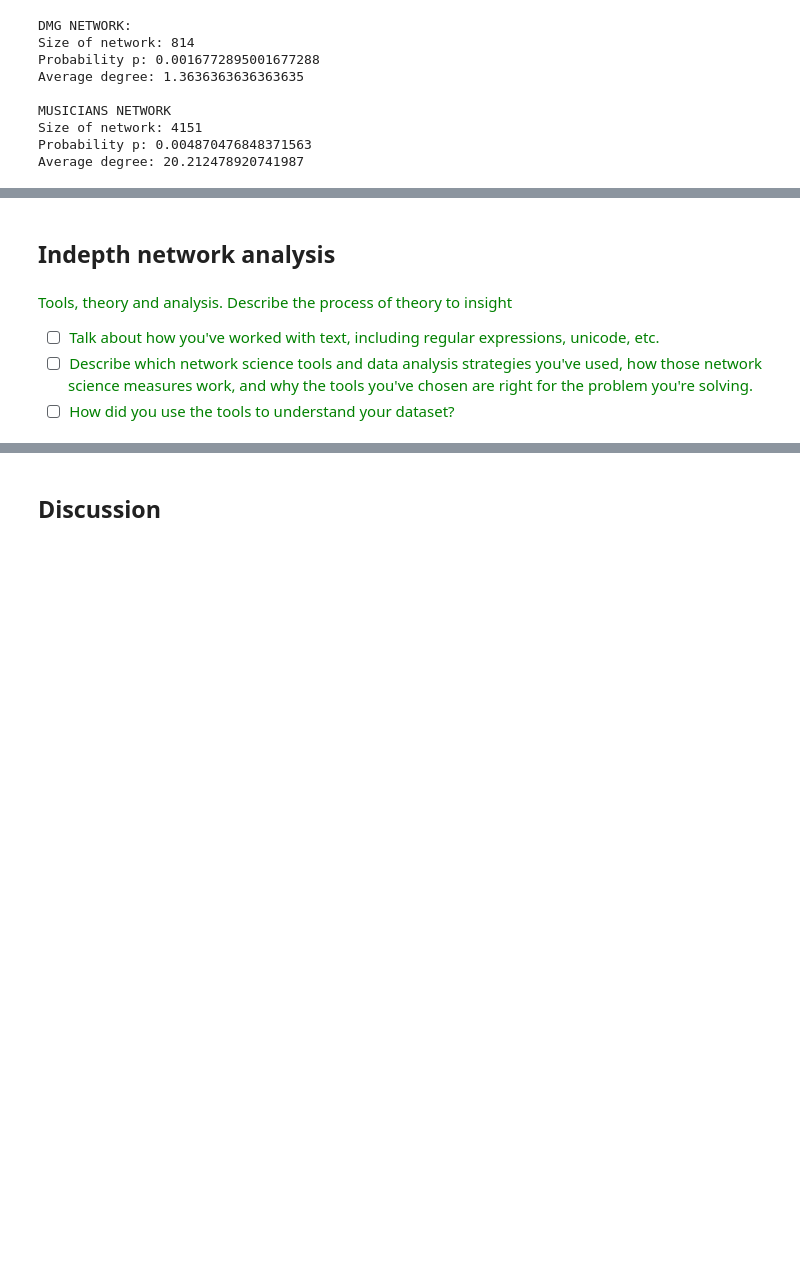
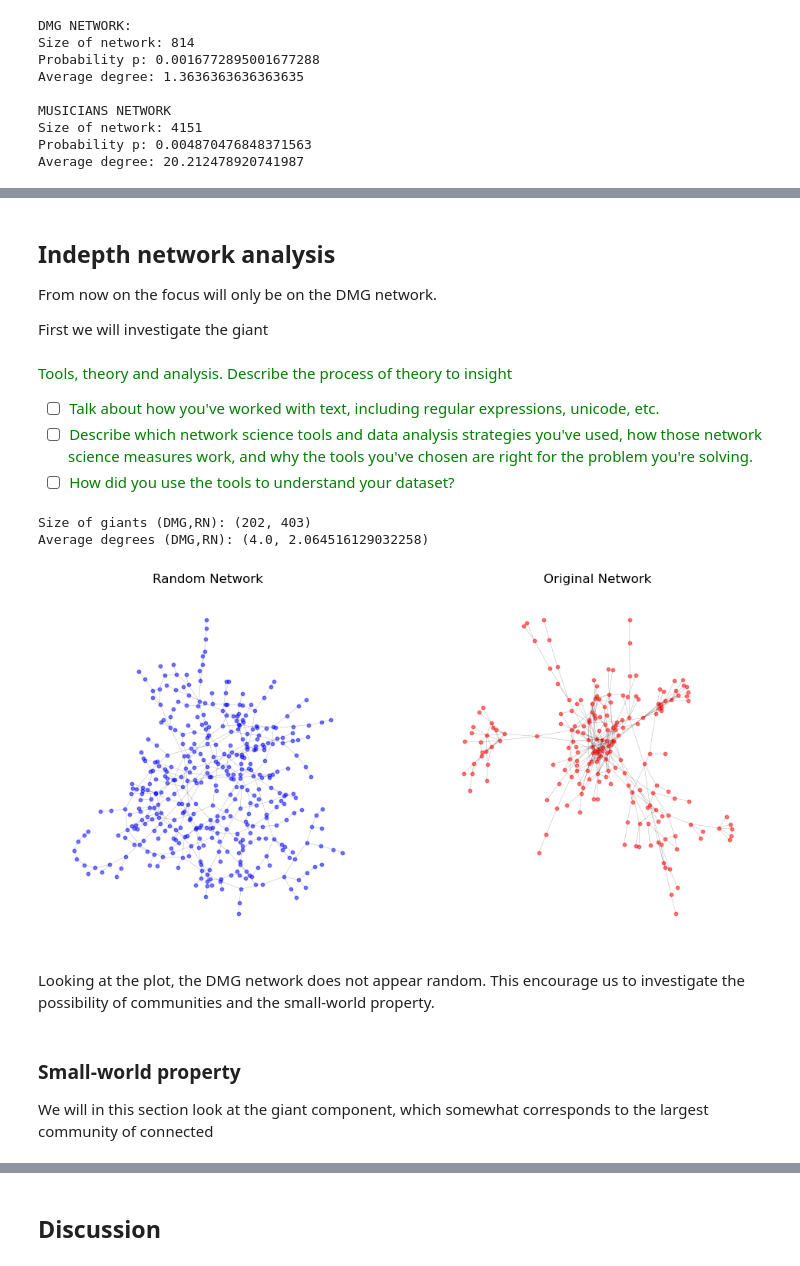
Before and after one commit to Aaresh1705/CSS_project_final, a Jupyter notebook: final_notebook.ipynb, the cells around one changed output, grey strips where cells are left out. Drawn from its saved outputs; the diff is of its cells as text; code cells hidden in the pictures; blank space fills up the shorter version.

```diff
--- a/final_notebook.ipynb
+++ b/final_notebook.ipynb
@@ -116,8 +169,42 @@ Average degree: 20.212478920741987
 # %% [markdown]
 ## Indepth network analysis
+From now on the focus will only be on the DMG network.
+
+First we will investigate the giant
 # %% [markdown]
 <span style="color:green"> Tools, theory and analysis. Describe the process of theory to insight
 
 - [ ] <span style="color:green"> Talk about how you've worked with text, including regular expressions, unicode, etc.
 - [ ] <span style="color:green"> Describe which network science tools and data analysis strategies you've used, how those network science measures work, and why the tools you've chosen are right for the problem you're solving.
 - [ ] <span style="color:green"> How did you use the tools to understand your dataset?
+# %%
+G_components = nx.connected_components(G)
+G_largest_component = max(G_components, key=len)
+G_giant = G.subgraph(G_largest_component)
+
+
+F_components = nx.connected_components(F)
+F_largest_component = max(F_components, key=len)
+F_giant = F.subgraph(F_largest_component)
+
+G_giantN = G_giant.number_of_nodes()
+G_giantp = G_giant.number_of_edges() / ((G_giantN*(G_giantN-1))/2)
+
+F_giantN = F_giant.number_of_nodes()
+F_giantp = F_giant.number_of_edges() / ((F_giantN*(F_giantN-1))/2)
+
+print(f"Size of giants (DMG,RN): {G_giantN, F_giantN}")
+print(f"Average degrees (DMG,RN): {G_giantp*(G_giantN - 1), F_giantp*(F_giantN - 1)}")
+# %% [output]
+Size of giants (DMG,RN): (202, 403)
+Average degrees (DMG,RN): (4.0, 2.064516129032258)
+# %%
+plot_2graphs(G_giant, F_giant)
+# %% [output]
+[figure, added]
+# %% [markdown]
+Looking at the plot, the DMG network does not appear random. This encourage us to investigate the possibility of communities and the small-world property.
+# %% [markdown]
+### Small-world property
+
+We will in this section look at the giant component, which somewhat corresponds to the largest community of connected
```
Also changed, not shown: parts of 23 cells of this notebook, 2 other files.
